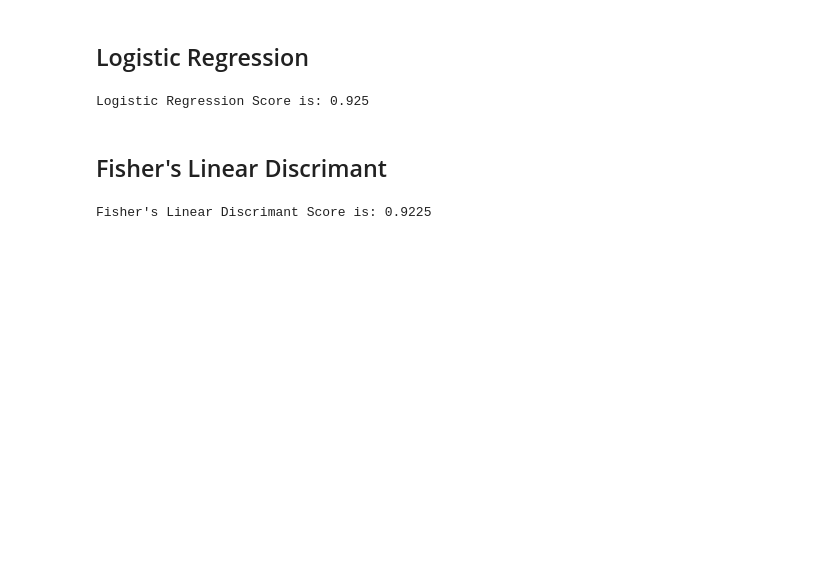
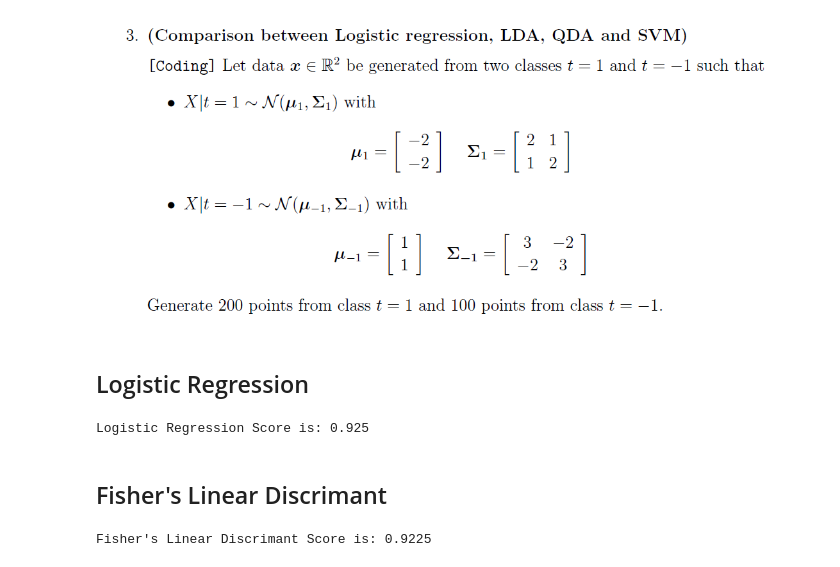
Before and after one commit to AnkitDutta7/Machine-Learning-IEOR290, a Jupyter notebook: Homework_6_Ankit_Dutta.ipynb, the cells around one changed output. Saved outputs shown, nothing was run; the diff lists cells and outputs as text; code cells hidden in the pictures; blank space fills up the shorter version.

```diff
--- a/Homework_6_Ankit_Dutta.ipynb
+++ b/Homework_6_Ankit_Dutta.ipynb
@@ -1,3 +1,8 @@
+# %%
+from IPython.display import Image
+Image("Question3.png")
+# %% [output]
+[figure, added]
 # %%
 import pandas as pd
 import numpy as np
```
Also changed, not shown: parts of 1 cell of this notebook.
